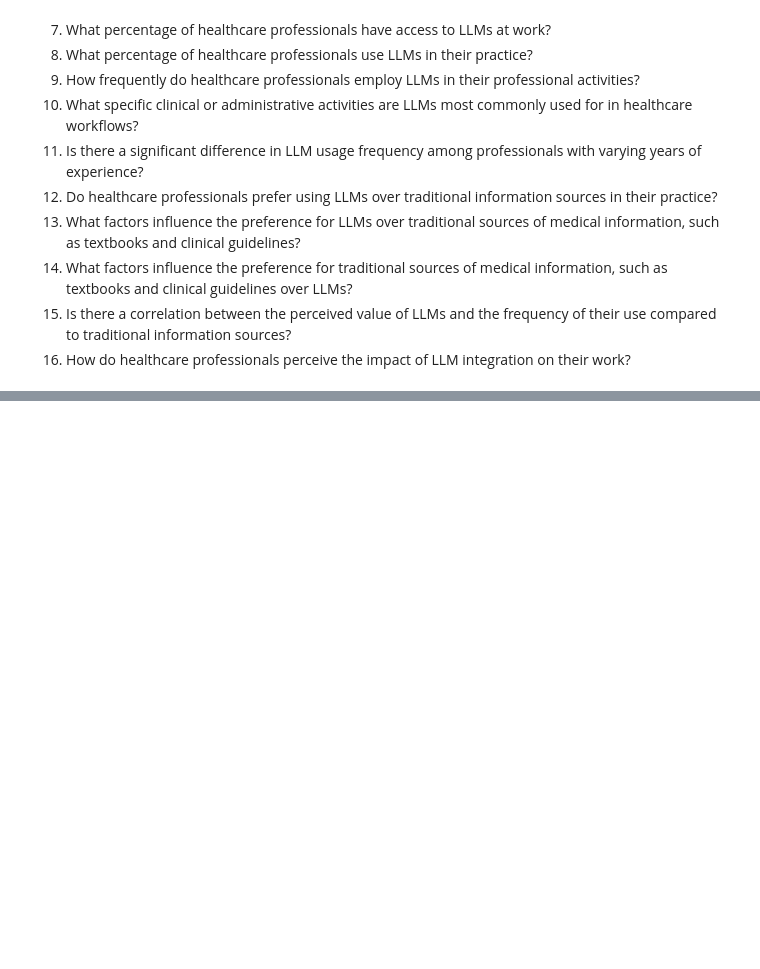
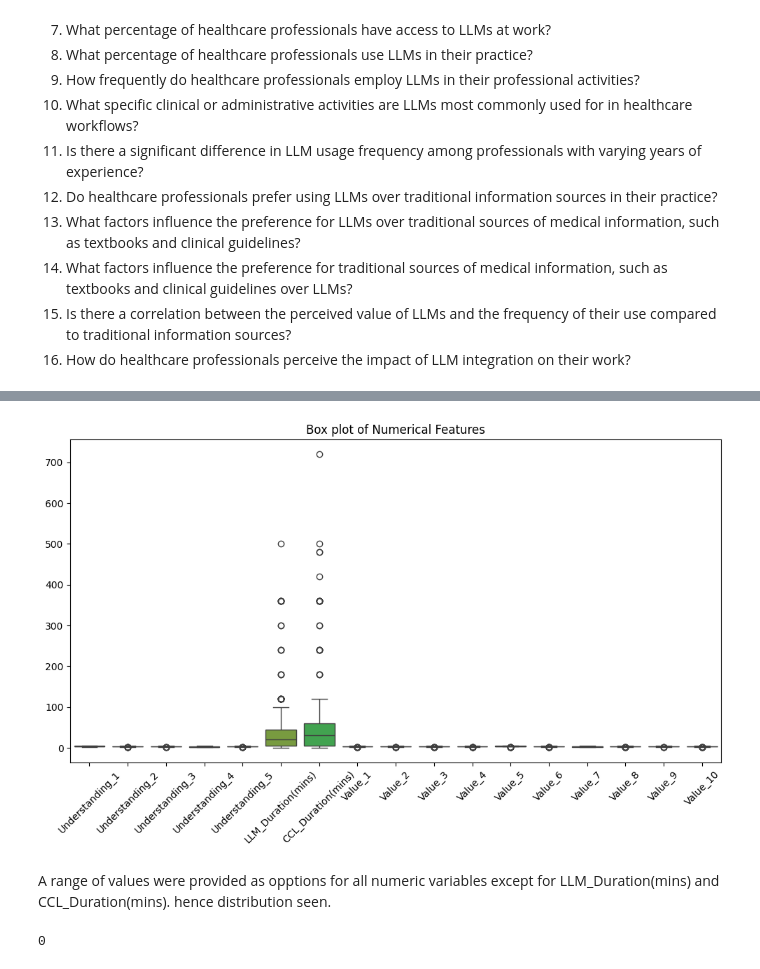
Before and after one commit to elle-shika/Healthy-Models, a Jupyter notebook: Script/Analysis.ipynb, the cells around one changed output, grey strips where cells are left out. Saved outputs shown, nothing was run; the diff lists cells and outputs as text; code cells hidden in the pictures; blank space fills up the shorter version.

```diff
--- a/Script/Analysis.ipynb
+++ b/Script/Analysis.ipynb
@@ -42,0 +317,17 @@ Understanding adoption patterns of LLMs  is vital for policymakers, healthcare a
+# %%
+# Check for outliers
+# Plot box plots for numerical columns to visualize outliers
+plt.figure(figsize=(12, 6))
+sns.boxplot(data=data[numeric_columns])
+plt.title('Box plot of Numerical Features')
+plt.xticks(rotation=45)
+plt.show()
+# %% [output]
+[figure, added]
+# %% [markdown]
+A range of values were provided as opptions for all numeric variables except for LLM_Duration(mins) and CCL_Duration(mins). hence distribution seen.
+# %%
+# check for duplicates
+data.duplicated().sum()
+# %% [output]
+0
```
Also changed, not shown: parts of 25 cells of this notebook.
